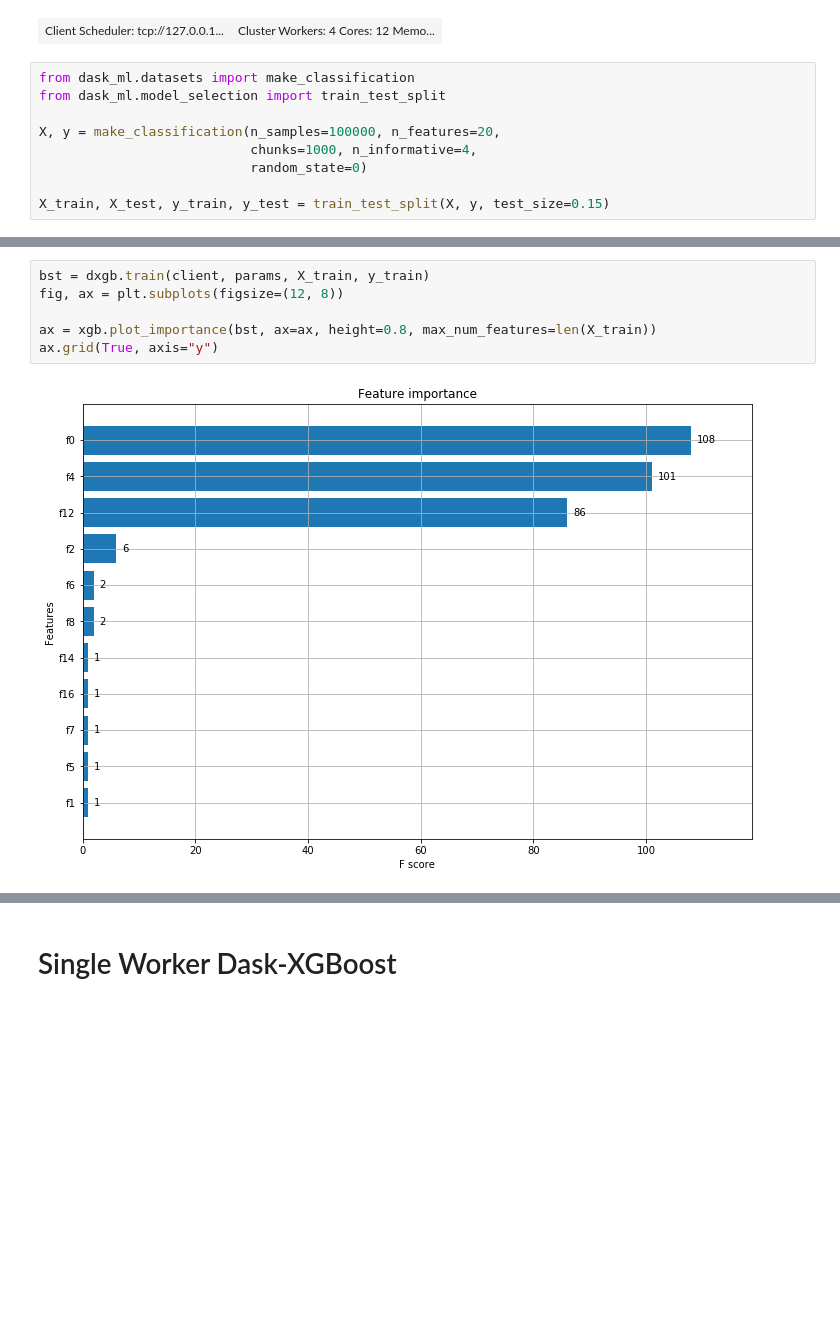
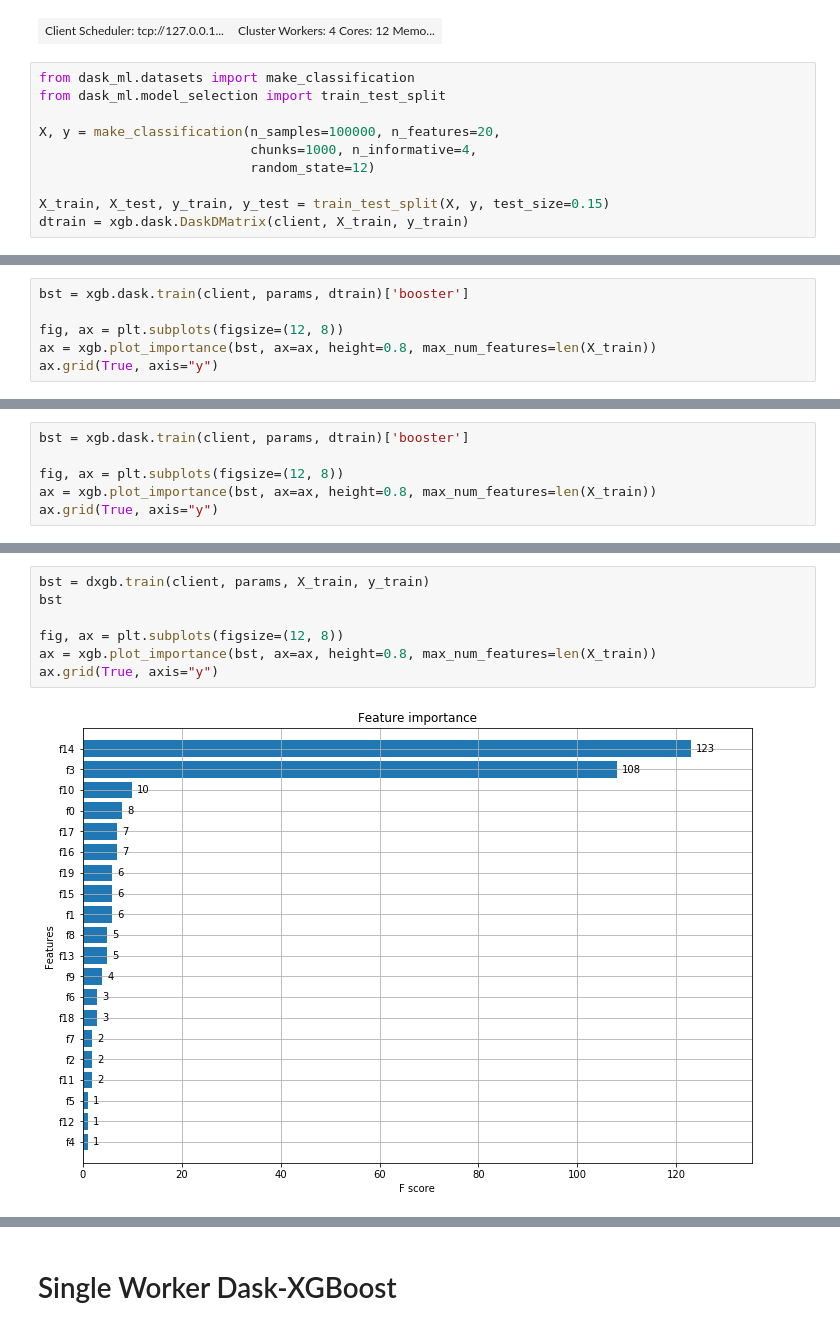
Before and after one commit to kylejn27/dask-xgb-randomstate-bug, a Jupyter notebook: dxgb_random_state_bug.ipynb, the cells around one changed output, grey strips where cells are left out. Cells and saved outputs as stored; diff of their text form; blank space fills up the shorter version.

Commit message:
add dmlc/xgboost.dask comparison

```diff
--- a/dxgb_random_state_bug.ipynb
+++ b/dxgb_random_state_bug.ipynb
@@ -32,6 +32,7 @@ from dask_ml.model_selection import train_test_split
 
 X, y = make_classification(n_samples=100000, n_features=20,
                            chunks=1000, n_informative=4,
-                           random_state=0)
+                           random_state=12)
 
 X_train, X_test, y_train, y_test = train_test_split(X, y, test_size=0.15)
+dtrain = xgb.dask.DaskDMatrix(client, X_train, y_train)
@@ -37,0 +41,6 @@ X_train, X_test, y_train, y_test = train_test_split(X, y, test_size=0.15)
+# %%
+bst = xgb.dask.train(client, params, dtrain)['booster']
+
+fig, ax = plt.subplots(figsize=(12, 8))
+ax = xgb.plot_importance(bst, ax=ax, height=0.8, max_num_features=len(X_train))
+ax.grid(True, axis="y")
@@ -37,0 +49,6 @@ X_train, X_test, y_train, y_test = train_test_split(X, y, test_size=0.15)
+# %%
+bst = xgb.dask.train(client, params, dtrain)['booster']
+
+fig, ax = plt.subplots(figsize=(12, 8))
+ax = xgb.plot_importance(bst, ax=ax, height=0.8, max_num_features=len(X_train))
+ax.grid(True, axis="y")
@@ -38,11 +59,12 @@ X_train, X_test, y_train, y_test = train_test_split(X, y, test_size=0.15)
 # %%
 bst = dxgb.train(client, params, X_train, y_train)
+bst
+
 fig, ax = plt.subplots(figsize=(12, 8))
-
 ax = xgb.plot_importance(bst, ax=ax, height=0.8, max_num_features=len(X_train))
 ax.grid(True, axis="y")
 # %% [output]
-[figure, old version]
+[figure, new version]
 # %%
 bst1 = dxgb.train(client, params, X_train, y_train)
 fig, ax = plt.subplots(figsize=(12, 8))
```
Also changed, not shown: parts of 9 cells of this notebook.
